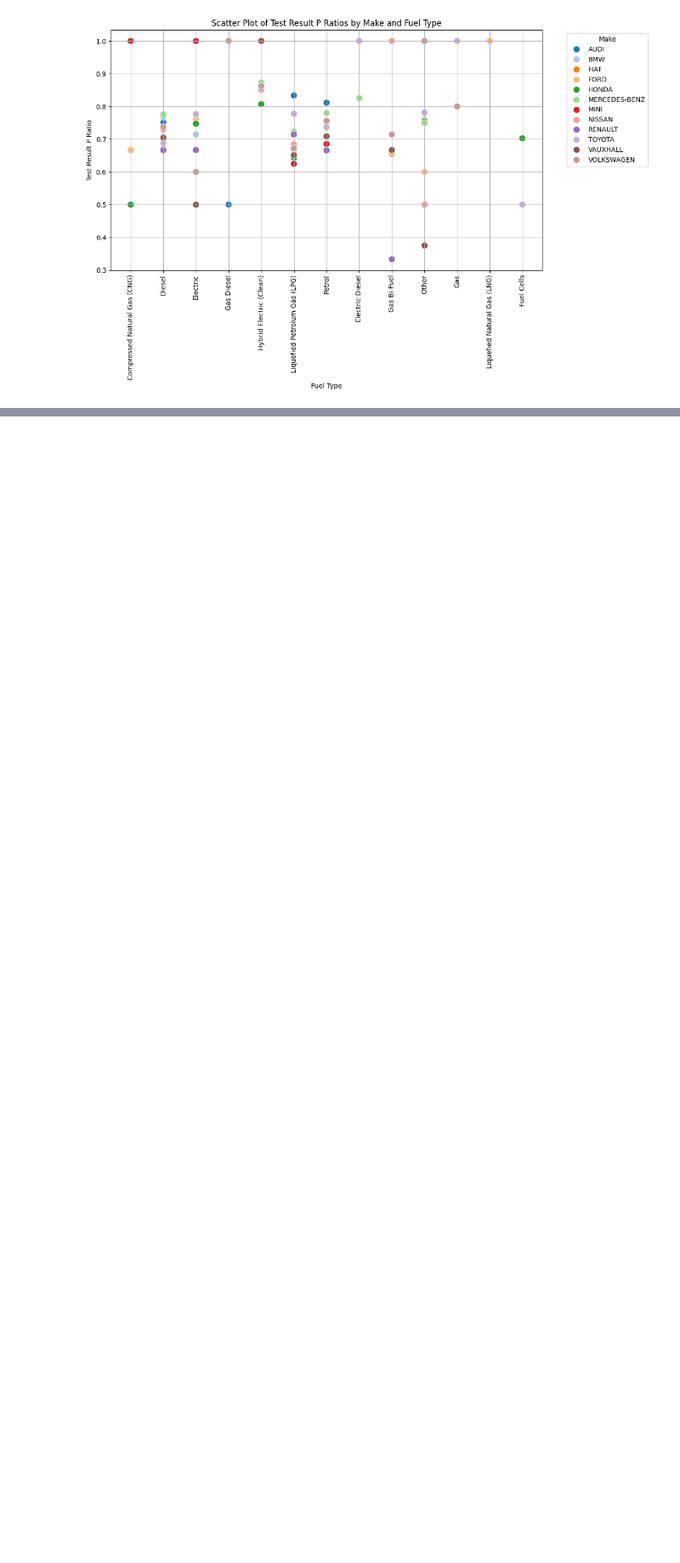
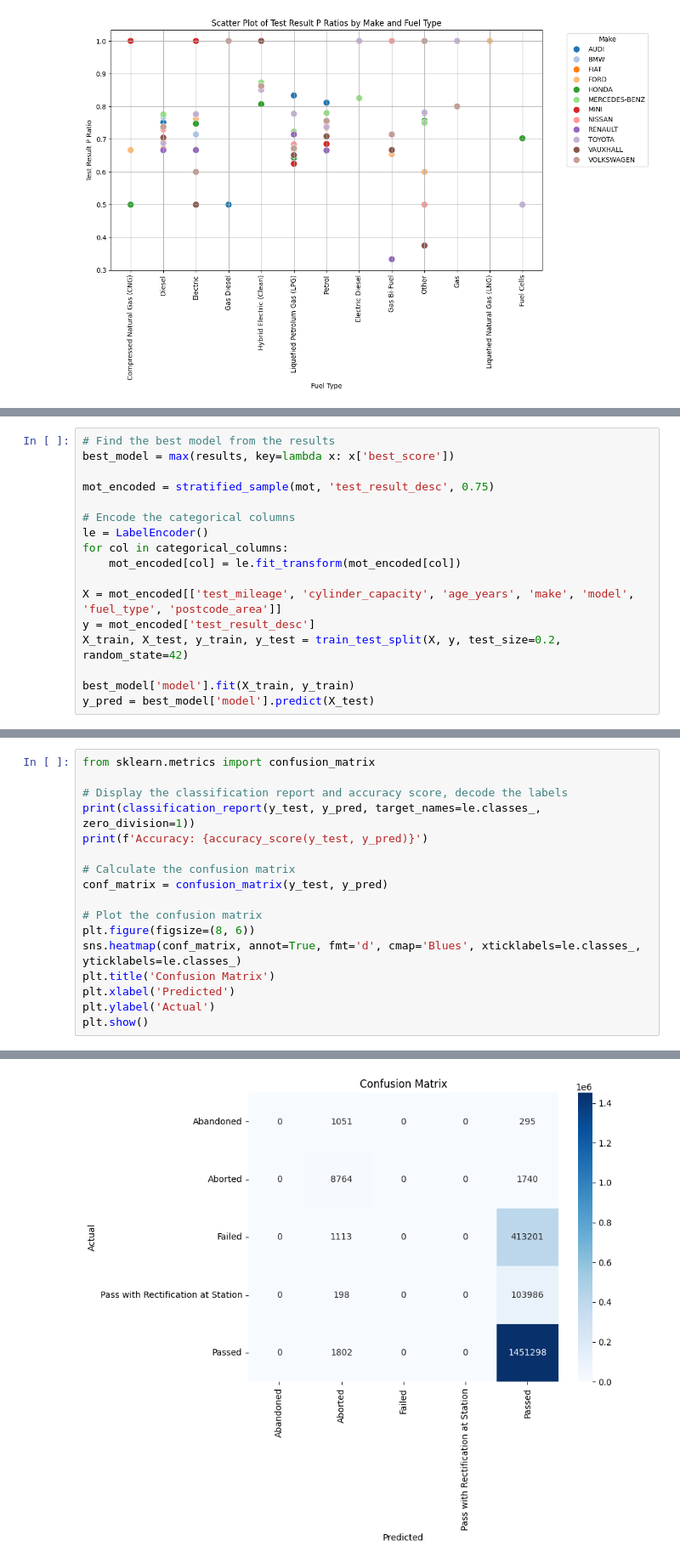
Before and after one commit to pedro-leitao/pedros-experiments, a Jupyter notebook: experiments/mot.ipynb, the cells around one changed output, grey strips where cells are left out. Shown at 85% size. Saved outputs shown, nothing was run; the diff lists cells and outputs as text; blank space fills up the shorter version.

```diff
--- a/experiments/mot.ipynb
+++ b/experiments/mot.ipynb
@@ -571,0 +672,17 @@ Fitting 2 folds for each of 6 candidates, totalling 12 fits
+# %%
+# Find the best model from the results
+best_model = max(results, key=lambda x: x['best_score'])
+
+mot_encoded = stratified_sample(mot, 'test_result_desc', 0.75)
+
+# Encode the categorical columns
+le = LabelEncoder()
+for col in categorical_columns:
+    mot_encoded[col] = le.fit_transform(mot_encoded[col])
+
+X = mot_encoded[['test_mileage', 'cylinder_capacity', 'age_years', 'make', 'model', 'fuel_type', 'postcode_area']]
+y = mot_encoded['test_result_desc']
+X_train, X_test, y_train, y_test = train_test_split(X, y, test_size=0.2, random_state=42)
+
+best_model['model'].fit(X_train, y_train)
+y_pred = best_model['model'].predict(X_test)
@@ -571,0 +691,18 @@ Fitting 2 folds for each of 6 candidates, totalling 12 fits
+# %%
+from sklearn.metrics import confusion_matrix
+
+# Display the classification report and accuracy score, decode the labels
+print(classification_report(y_test, y_pred, target_names=le.classes_, zero_division=1))
+print(f'Accuracy: {accuracy_score(y_test, y_pred)}')
+
+# Calculate the confusion matrix
+conf_matrix = confusion_matrix(y_test, y_pred)
+
+# Plot the confusion matrix
+plt.figure(figsize=(8, 6))
+sns.heatmap(conf_matrix, annot=True, fmt='d', cmap='Blues', xticklabels=le.classes_, yticklabels=le.classes_)
+plt.title('Confusion Matrix')
+plt.xlabel('Predicted')
+plt.ylabel('Actual')
+plt.show()
+# %% [output]
@@ -571,0 +722 @@ Fitting 2 folds for each of 6 candidates, totalling 12 fits
+[figure, added]
```
Also changed, not shown: parts of 11 cells of this notebook, 2 other files.
